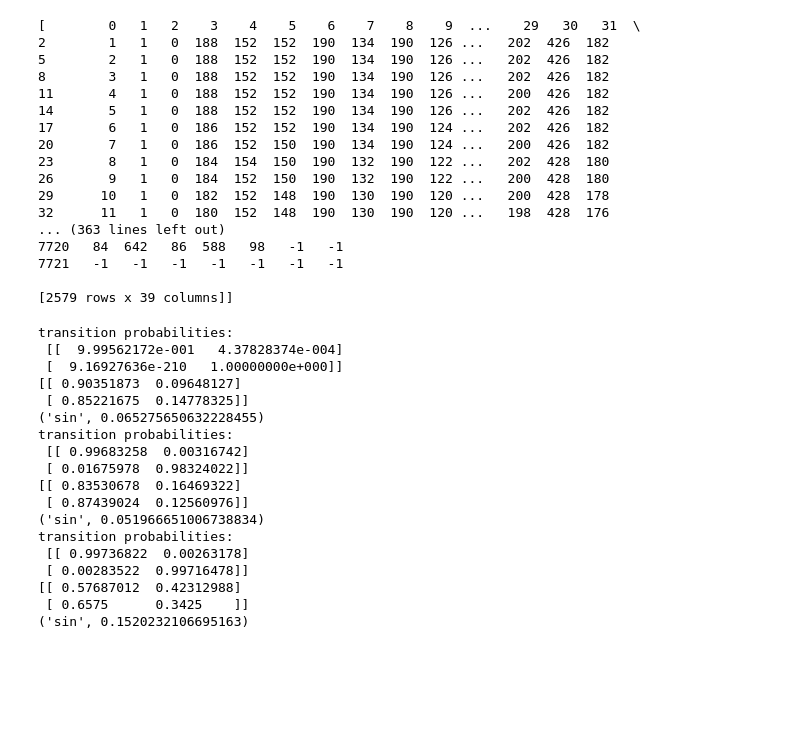
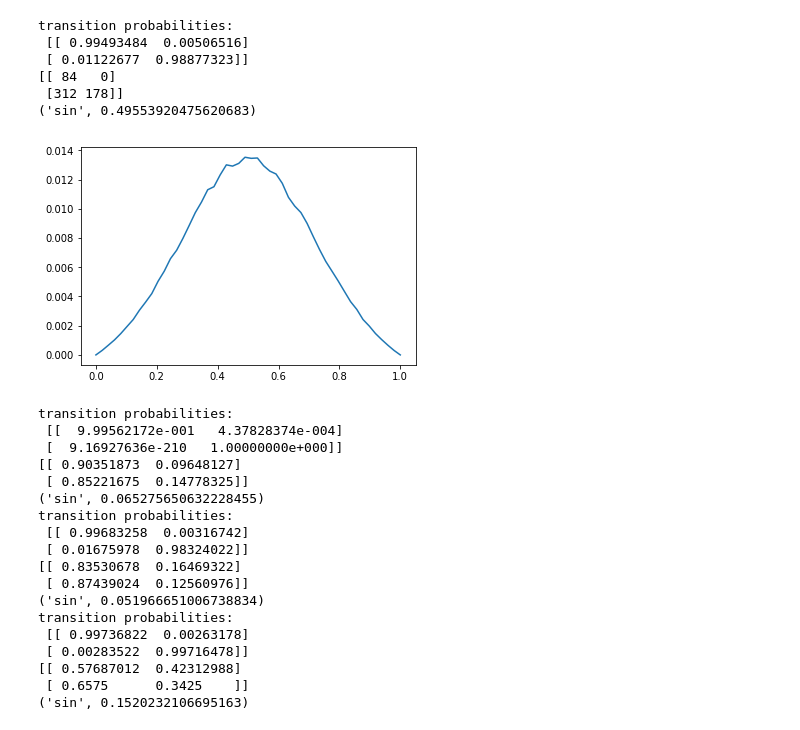
Before and after one commit to Stephlat/dataChallengePerception, a Jupyter notebook: modelling.ipynb, the cells around one changed output. Cells and saved outputs as stored; diff of their text form; code cells hidden in the pictures; blank space fills up the shorter version.

```diff
--- a/modelling.ipynb
+++ b/modelling.ipynb
@@ -48,25 +75,51 @@ cov_data
 # %%
 nr_of_people = data.iloc[:,1].max()
 data_list = [data[data.iloc[:,1]==i+1] for i in xrange(nr_of_people)]
-print(data_list)
+# print(data_list)
-# %% [output]
-[        0   1   2    3    4    5    6    7    8    9  ...    29   30   31  \
-2        1   1   0  188  152  152  190  134  190  126 ...   202  426  182
-5        2   1   0  188  152  152  190  134  190  126 ...   202  426  182
-8        3   1   0  188  152  152  190  134  190  126 ...   202  426  182
-11       4   1   0  188  152  152  190  134  190  126 ...   200  426  182
-14       5   1   0  188  152  152  190  134  190  126 ...   202  426  182
-17       6   1   0  186  152  152  190  134  190  124 ...   202  426  182
-20       7   1   0  186  152  150  190  134  190  124 ...   200  426  182
-23       8   1   0  184  154  150  190  132  190  122 ...   202  428  180
-26       9   1   0  184  152  150  190  132  190  122 ...   200  428  180
-29      10   1   0  182  152  148  190  130  190  120 ...   200  428  178
-32      11   1   0  180  152  148  190  130  190  120 ...   198  428  176
-... (363 lines left out)
-7720   84  642   86  588   98   -1   -1
-7721   -1   -1   -1   -1   -1   -1   -1
-
-[2579 rows x 39 columns]]
+# %%
+model = GaussianHMM(n_components = 2)
+x = complete_data.iloc[:,3:]
+y = complete_data.iloc[:,2]
+model.fit(x)
+
+print("transition probabilities: \n {}".format(model.transmat_))
+pred = model.predict(x)
+cm = confusion_matrix(y, pred)
+norm_cm = cm.astype(float)
+for i, row in enumerate(cm.astype(float)):
+    norm_cm[i,:] = row/np.sum(row)
+spr = float(cm[0,0]*cm[1,1]-cm[0,1]*cm[1,0])**2/(cm[0,0]**2+cm[0,1]**2)/(cm[1,0]**2+cm[1,1]**2)
+print(cm)
+
+print("sin",spr**.5)
+# %% [output]
+transition probabilities:
+ [[ 0.99493484  0.00506516]
+ [ 0.01122677  0.98877323]]
+[[ 84   0]
+ [312 178]]
+('sin', 0.49553920475620683)
+# %%
+def f(p):
+    #p = 0.5 # 1 - (84.0 + 0) / (84 + 0 + 312 + 178)
+    n0 = 84 + 0
+    n1 = 312 + 178
+    def samp():
+        x = np.random.binomial(n0, p)
+        y = np.random.binomial(n1, p)
+        cm = np.array([[x,n0-x],[y,n1-y]])
+        spr = float(cm[0,0]*cm[1,1]-cm[0,1]*cm[1,0])**2/(cm[0,0]**2+cm[0,1]**2)/(cm[1,0]**2+cm[1,1]**2)
+        return spr
+    samps = [samp() for _ in range(10000)]
+    #np.mean(samps), np.var(samps)**.5
+    return np.mean(samps)
+ps = np.linspace(0, 1)
+fs = [f(p) for p in ps]
+from matplotlib import pyplot as plt
+plt.plot(ps, fs)
+plt.show()
+# %% [output]
+[figure, added]
 # %%
 model = GaussianHMM(n_components = 2)
 
```
Also changed, not shown: parts of 5 cells of this notebook.
